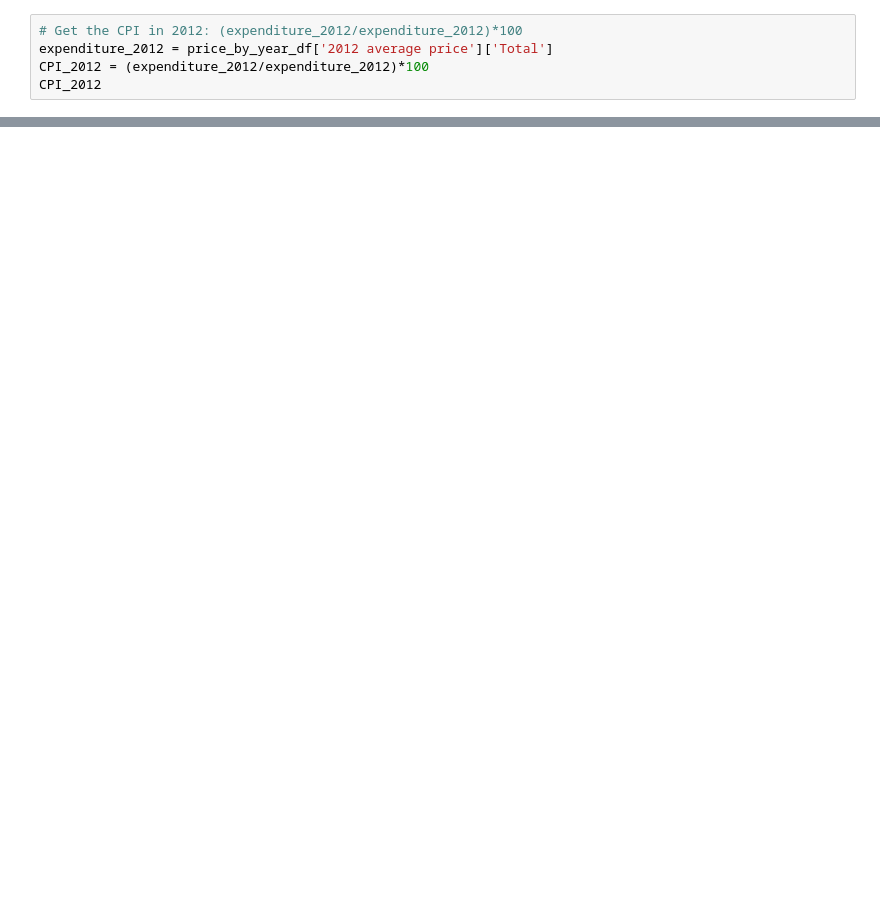
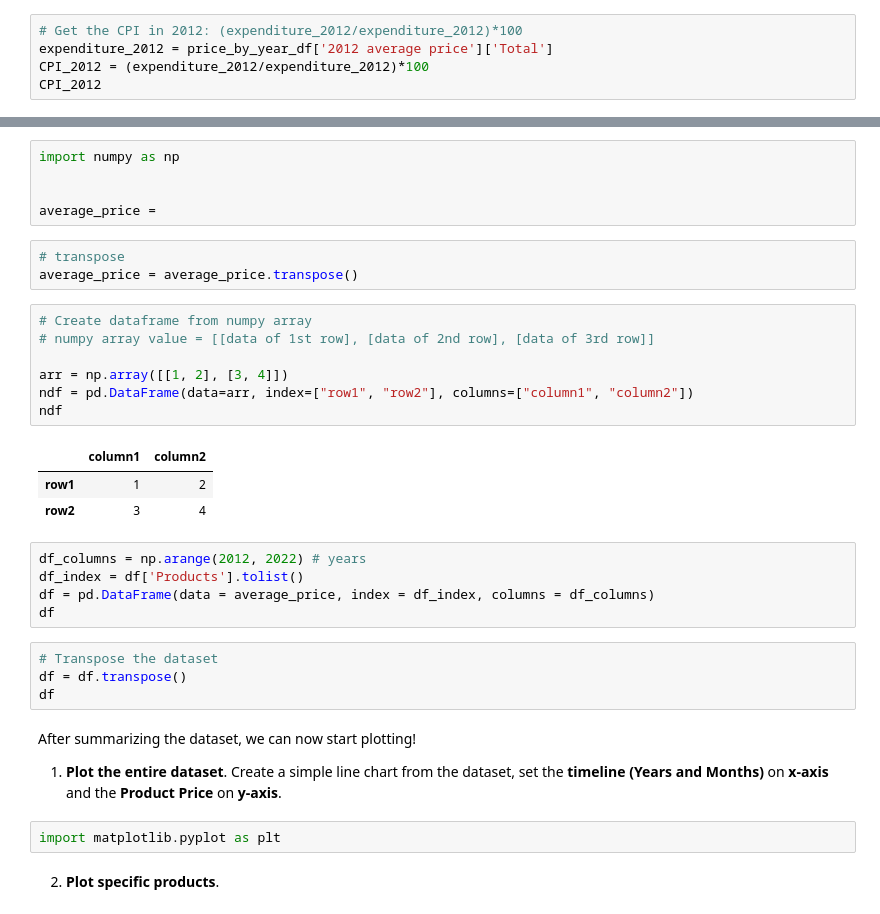
Before and after one commit to Jamie0810/Exploratory-Data-Analysis, a Jupyter notebook: exercise.ipynb, the cells around one changed output, grey strips where cells are left out. Drawn from its saved outputs; the diff is of its cells as text; blank space fills up the shorter version.

```diff
--- a/exercise.ipynb
+++ b/exercise.ipynb
@@ -112,0 +157,36 @@ inflation_rate =
+# %%
+import numpy as np
+
+
+average_price =
+# %%
+# transpose
+average_price = average_price.transpose()
+# %%
+# Create dataframe from numpy array
+# numpy array value = [[data of 1st row], [data of 2nd row], [data of 3rd row]]
+
+arr = np.array([[1, 2], [3, 4]])
+ndf = pd.DataFrame(data=arr, index=["row1", "row2"], columns=["column1", "column2"])
+ndf
+# %% [output]
+|  | column1 | column2 |
+| row1 | 1 | 2 |
+| row2 | 3 | 4 |
+# %%
+df_columns = np.arange(2012, 2022) # years
+df_index = df['Products'].tolist()
+df = pd.DataFrame(data = average_price, index = df_index, columns = df_columns)
+df
+# %%
+# Transpose the dataset
+df = df.transpose()
+df
+# %% [markdown]
+After summarizing the dataset, we can now start plotting!
+1. **Plot the entire dataset**.
+Create a simple line chart from the dataset, set the **timeline (Years and Months)** on **x-axis** and the **Product Price** on **y-axis**.
+# %%
+import matplotlib.pyplot as plt
+# %% [markdown]
+2. **Plot specific products**.
```
Also changed, not shown: parts of 24 cells of this notebook.
